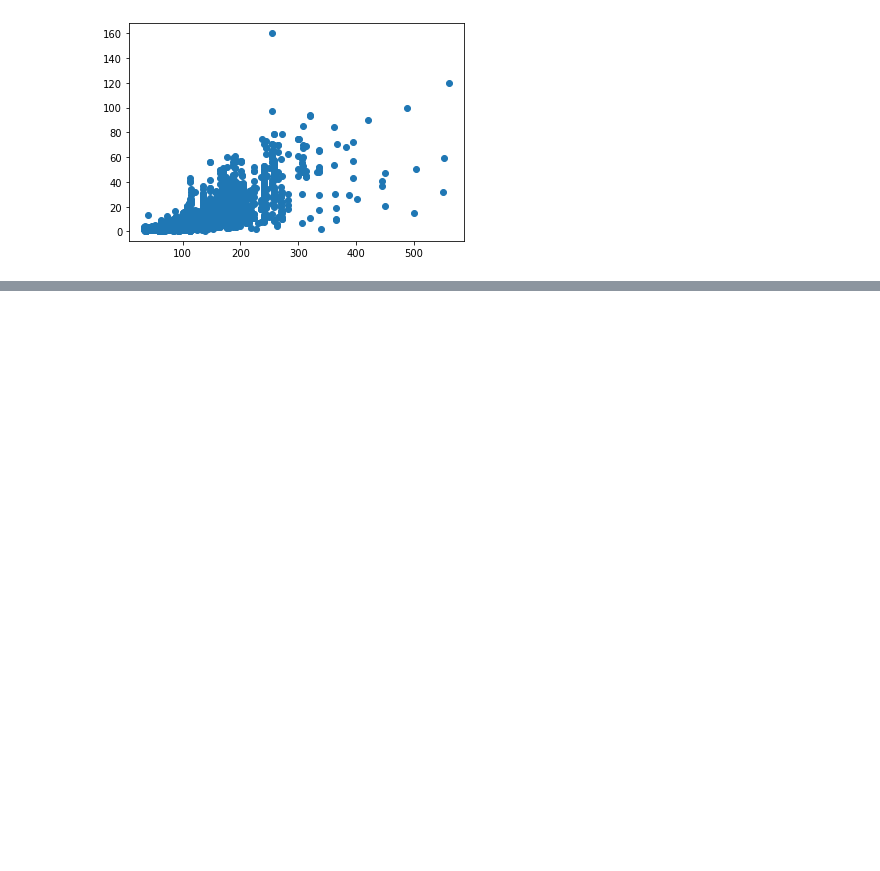
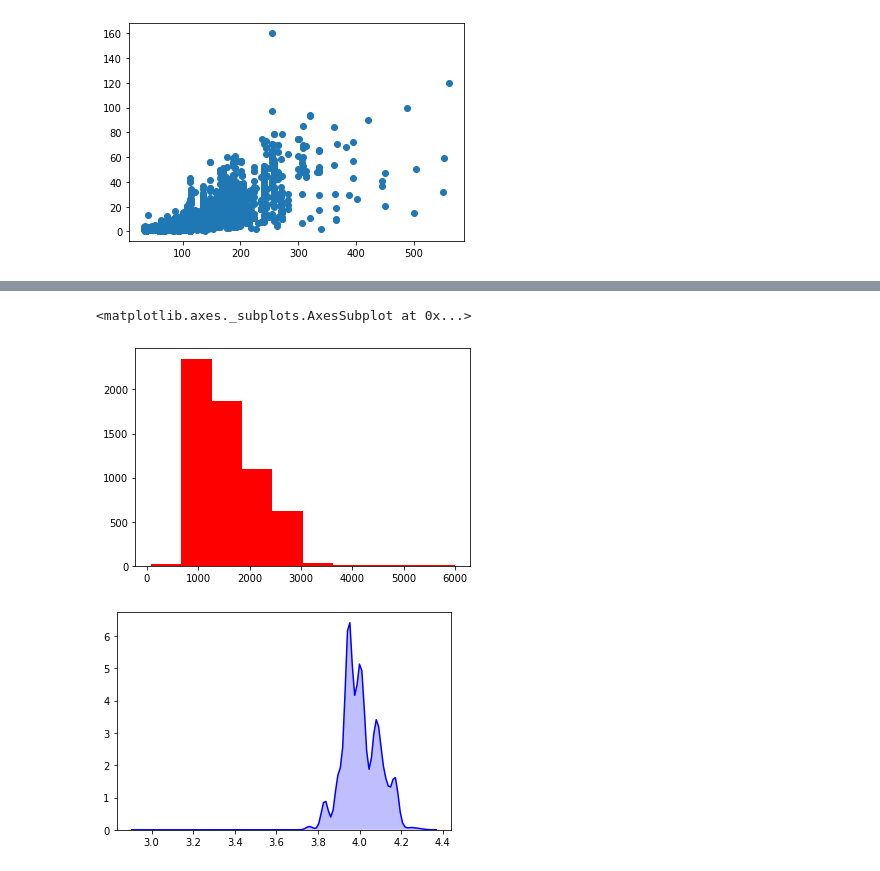
Before and after one commit to SAR2652/Used-Car-Price-Predictor-Website-and-Backend, a Jupyter notebook: CarPricePredictor.ipynb, the cells around one changed output, grey strips where cells are left out. Saved outputs shown, nothing was run; the diff lists cells and outputs as text; code cells hidden in the pictures; blank space fills up the shorter version.

Commit message:
BoxCox transformation added

```diff
--- a/CarPricePredictor.ipynb
+++ b/CarPricePredictor.ipynb
@@ -154,3 +154,8 @@ Seats                 True
 New_Price             True
 Price                False
 dtype: bool
+# %%
+df_copy = pd.read_csv("train.csv")
+
+df["Seats"] = df_copy["Seats"]
+df["Seats"].isnull().any()
@@ -180,10 +187,12 @@ Length: 6019, dtype: float64
 from sklearn.impute import SimpleImputer
 from sklearn.experimental import enable_iterative_imputer
 from sklearn.impute import IterativeImputer
-imp = IterativeImputer(max_iter=10, random_state=0)
+seats_imp = SimpleImputer(strategy="most_frequent")
+mileage_imp = SimpleImputer(strategy = "most_frequent")
+df = df.drop("New_Price", axis = 1)
 # knni = KNNImputer(n_neighbors = 2, weights = 'normal')
-fill_miss = imp.fit_transform(pd.DataFrame({'Seats':df["Seats"], 'Price':df["Price"]}))
-df["Seats"] = pd.Series(fill_miss.T[0])
+df["Mileage"] = mileage_imp.fit_transform(np.array(df["Mileage"]).reshape(-1,1))
+df["Seats"] = seats_imp.fit_transform(np.array(df["Seats"]).reshape(-1,1))
 si = SimpleImputer(strategy = 'mean')
 df['Engine'] = si.fit_transform(np.array(df['Engine']).reshape(-1,1))
 si_new = SimpleImputer(missing_values = np.nan, strategy="mean")
@@ -223,0 +217,11 @@ df.drop('New_Price', axis = 1)
+# %%
+from scipy import stats
+plt.hist(df["Engine"], color='r')
+df_eng = df["Engine"]
+df_eng, _ = stats.boxcox(df_eng)
+plt.figure()
+sns.kdeplot(df_eng, color='b', shade = True)
+# %% [output]
+<matplotlib.axes._subplots.AxesSubplot at 0x...>
+[figure, added]
+[figure, added]
```
Also changed, not shown: parts of 5 cells of this notebook.
